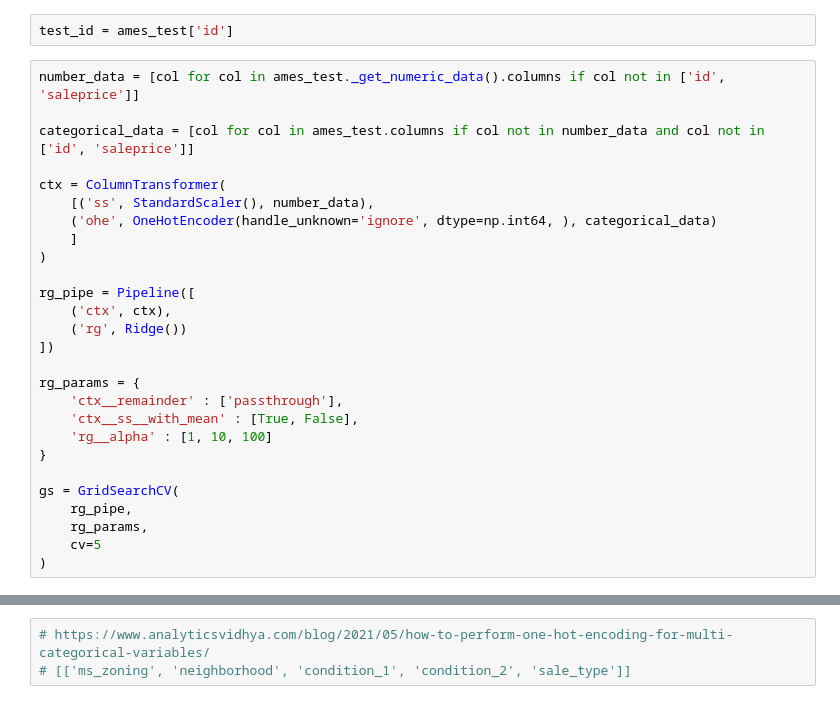
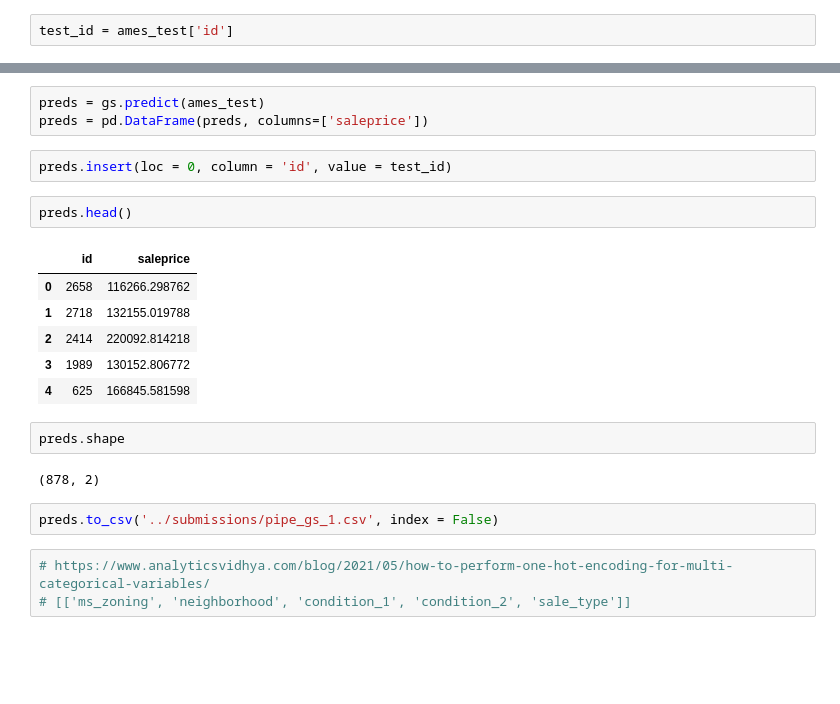
Before and after one commit to brandiehatch/project-2, a Jupyter notebook: code/ames_housing.ipynb, the cells around one changed output, grey strips where cells are left out. Cells and saved outputs as stored; diff of their text form; blank space fills up the shorter version.

```diff
--- a/code/ames_housing.ipynb
+++ b/code/ames_housing.ipynb
@@ -361,30 +341,3 @@ Pipeline(steps=[('ctx',
                 ('rg', Ridge(alpha=1))])
 # %%
 test_id = ames_test['id']
-# %%
-number_data = [col for col in ames_test._get_numeric_data().columns if col not in ['id', 'saleprice']]
-
-categorical_data = [col for col in ames_test.columns if col not in number_data and col not in ['id', 'saleprice']]
-
-ctx = ColumnTransformer(
-    [('ss', StandardScaler(), number_data),
-    ('ohe', OneHotEncoder(handle_unknown='ignore', dtype=np.int64, ), categorical_data)
-    ]
-)
-
-rg_pipe = Pipeline([
-    ('ctx', ctx),
-    ('rg', Ridge())
-])
-
-rg_params = {
-    'ctx__remainder' : ['passthrough'],
-    'ctx__ss__with_mean' : [True, False],
-    'rg__alpha' : [1, 10, 100]
-}
-
-gs = GridSearchCV(
-    rg_pipe,
-    rg_params,
-    cv=5
-)
@@ -394,3 +344,23 @@ NameError: name 'rg' is not defined
+# %%
+preds = gs.predict(ames_test)
+preds = pd.DataFrame(preds, columns=['saleprice'])
+# %%
+preds.insert(loc = 0, column = 'id', value = test_id)
+# %%
+preds.head()
+# %% [output]
+|  | id | saleprice |
+| 0 | 2658 | 116266.298762 |
+| 1 | 2718 | 132155.019788 |
+| 2 | 2414 | 220092.814218 |
+| 3 | 1989 | 130152.806772 |
+| 4 | 625 | 166845.581598 |
+# %%
+preds.shape
+# %% [output]
+(878, 2)
+# %%
+preds.to_csv('../submissions/pipe_gs_1.csv', index = False)
 # %%
 # https://www.analyticsvidhya.com/blog/2021/05/how-to-perform-one-hot-encoding-for-multi-categorical-variables/
 # [['ms_zoning', 'neighborhood', 'condition_1', 'condition_2', 'sale_type']]
```
Also changed, not shown: parts of 2 cells of this notebook.
